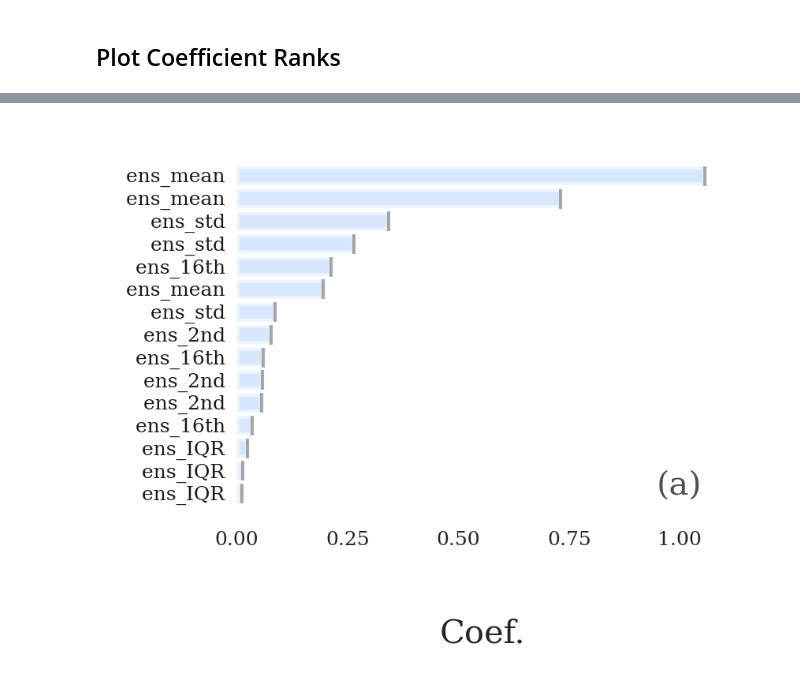
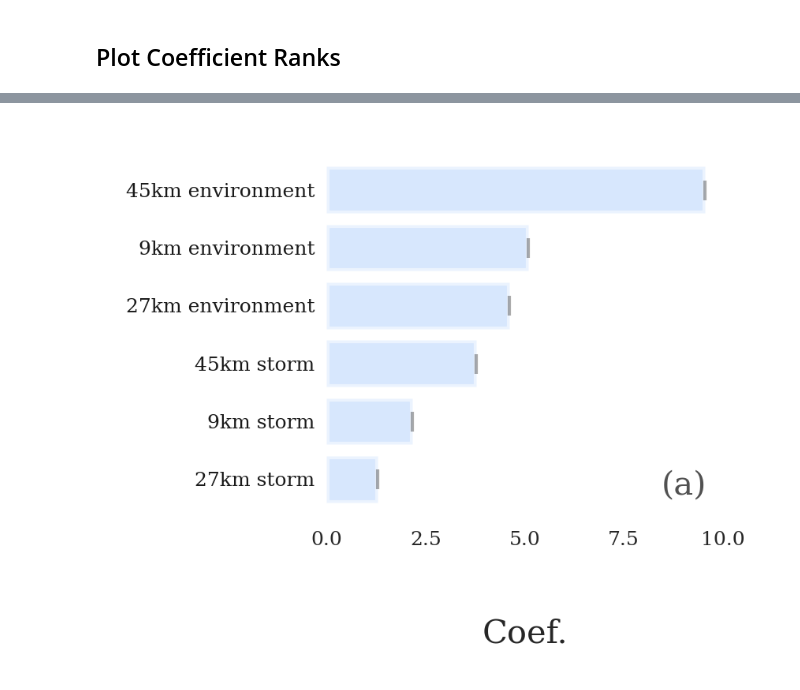
Before and after one commit to NOAA-National-Severe-Storms-Laboratory/frdd-wofs-ml-w2w, a Jupyter notebook: notebooks/Scikit-explain.ipynb, the cells around one changed output, grey strips where cells are left out. Saved outputs shown, nothing was run; the diff lists cells and outputs as text; code cells hidden in the pictures.

Commit message:
Monday Update -- changing model name

```diff
--- a/notebooks/Scikit-explain.ipynb
+++ b/notebooks/Scikit-explain.ipynb
@@ -38,12 +38,14 @@ Intel(R) Extension for Scikit-learn* enabled (https://github.com/intel/scikit-le
 # %%
 %matplotlib inline
 FRAMEWORK='POTVIN'
-TIMESCALE='0to3'
-target_scale='36'
+TIMESCALE='2to6'
+target_scale='9'
+train_scale=None
 base_path = f'/work/samuel.varga/data/{TIMESCALE}_hr_severe_wx/{FRAMEWORK}'
+hazard='all'
 X,y,metadata = All_Severe(base_path, mode='train',
                                   target_scale=target_scale,
                                   FRAMEWORK=FRAMEWORK,
                                   TIMESCALE=TIMESCALE, SigSevere=False)
-X, ts_suff = Drop_Unwanted_Variables(X, original=False, training_scale=False, intrastormOnly=False, envOnly=False)
+X, ts_suff = Drop_Unwanted_Variables(X, original=False, training_scale=train_scale if not None else None, intrastormOnly=False, envOnly=False)
 # %% [output]
@@ -60,13 +86,23 @@ from skexplain.common.importance_utils import to_skexplain_importance
 import skexplain
 model_ind=0
 base_path=f'/work/samuel.varga/projects/{TIMESCALE}_hr_severe_wx/{FRAMEWORK}'
-model=joblib.load(join(base_path, f'mlModels/{target_scale}km/Varga_all_logistic_all_{target_scale}km_control_{model_ind}.joblib'))
+model=joblib.load(join(base_path, f'mlModels/{target_scale}km/Varga_{train_scale+"km" if train_scale is not None else "all"}_logistic_{hazard}_{target_scale}km_control_{model_ind}.joblib'))
 
 # X and y are the training dataset
 explainer = skexplain.ExplainToolkit(X=X,y=y)
 coefs = model['model'].calibrated_classifiers_[0].base_estimator.named_steps['model'].coef_[0]
 # %%
 Z=group_coefs(X.columns, coefs)
-Z=Z.groupby(['variable','neighborhood']).sum().reset_index() #variable, category, neighborhood, statistic
+if '4km' in Z.category.values:
+    copy = Z.copy()
+    bad_ind=copy.category.values=='4km'
+    sub=Z.category.values[bad_ind]
+    sub2=Z.neighborhood.values[bad_ind]
+    sub3=Z.statistic.values[bad_ind]
+    copy.category.values[bad_ind]=sub3
+    copy.neighborhood.values[bad_ind]=sub
+    copy.statistic.values[bad_ind]=sub2
+    Z=copy.copy()
+Z=Z.groupby(['neighborhood','category']).sum().reset_index() #variable, category, neighborhood, statistic
 Z.sort_values(by='coef', ascending=False)
 # %% [output]
@@ -86,15 +116,22 @@ Z.sort_values(by='coef', ascending=False)
 # %%
-names=np.array(Z.statistic)
+if 'variable' in Z.columns:
+    Z.variable=list(map(namedic.get, Z.variable))
+    names=np.array(Z.variable + ' ' + Z.neighborhood)#'_'+Z.neighborhood)
+    names=np.array(Z.neighborhood)
+if 'category' in Z.columns:
+    Z.category=list(map(categoryname.get, Z.category))
+
+names=Z[Z.columns[:-1:]].astype(str).agg(' '.join, axis=1)
 coefs_=np.array(Z.coef)
 # %%
 coef_rank = to_skexplain_importance(coefs_,
                                        estimator_name='LogisticRegression',
                                        feature_names=names,
-                                        method = 'coefs')
+                                        method = 'coefs', normalize=False)
 
 panels = [('coefs', 'LogisticRegression')]
 fig = explainer.plot_importance(data=coef_rank, panels=panels,
                                 num_vars_to_plot=20,
                                )
 # %% [output]
-[figure, old version]
+[figure, new version]
```
Also changed, not shown: parts of 13 cells of this notebook, 9 other files.
